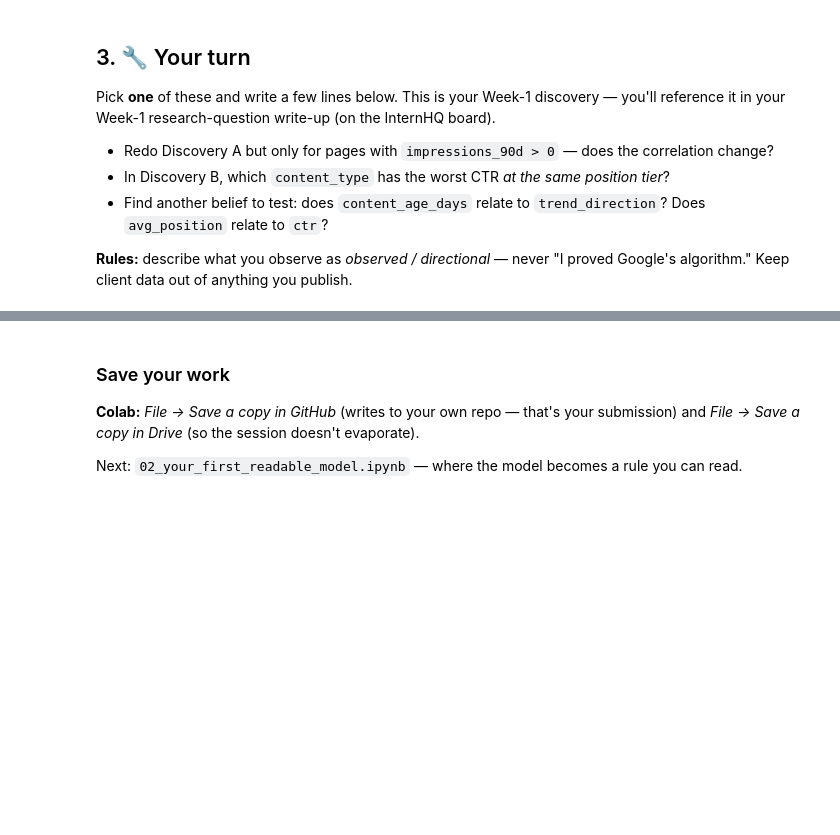
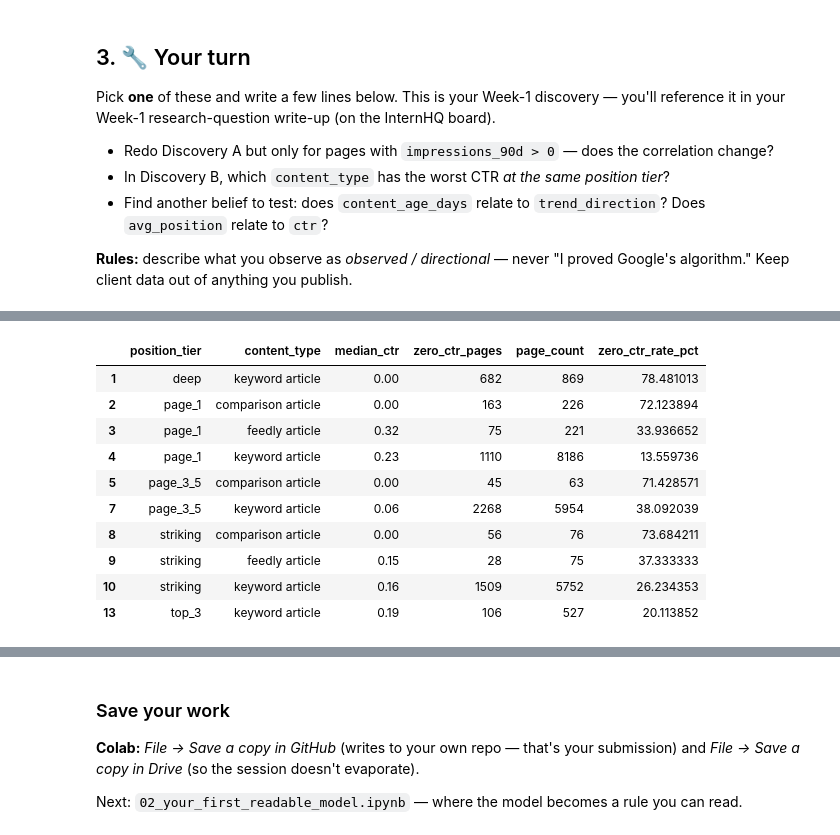
Before and after one commit to NourhanFarag/nourhan-flyrank-ml-internship, a Jupyter notebook: notebooks/01_first_look_and_discovery.ipynb, the cells around one changed output, grey strips where cells are left out. Cells and saved outputs as stored; diff of their text form; code cells hidden in the pictures; blank space fills up the shorter version.

```diff
--- a/notebooks/01_first_look_and_discovery.ipynb
+++ b/notebooks/01_first_look_and_discovery.ipynb
@@ -101,0 +257,57 @@ Pick **one** of these and write a few lines below. This is your Week-1 discovery
+# %%
+# Supporting question:
+# Within each position tier and content type,
+# what percentage of visible pages recorded zero CTR?
+
+# Create a separate copy so the earlier analysis table stays unchanged.
+zero_ctr_data = analysis_data.copy()
+
+# Mark each page as True when its CTR is exactly zero.
+# True behaves like 1 and False behaves like 0 during aggregation.
+zero_ctr_data["is_zero_ctr"] = zero_ctr_data["ctr"].eq(0)
+
+# Calculate summary statistics for each position-tier/content-type group.
+zero_ctr_summary = (
+    zero_ctr_data
+    .groupby(
+        ["position_tier", "content_type"],
+        observed=True
+    )
+    .agg(
+        median_ctr=("ctr", "median"),
+        zero_ctr_pages=("is_zero_ctr", "sum"),
+        page_count=("ctr", "size")
+    )
+    .reset_index()
+)
+
+# Convert the zero-page count into a percentage of the group.
+zero_ctr_summary["zero_ctr_rate_pct"] = (
+    zero_ctr_summary["zero_ctr_pages"]
+    / zero_ctr_summary["page_count"]
+    * 100
+)
+
+# Keep only groups containing at least 50 pages,
+# matching the reliability rule used in the earlier analysis.
+reliable_zero_ctr_groups = zero_ctr_summary[
+    zero_ctr_summary["page_count"] >= 50
+].copy()
+
+# Preview the groups, with the highest zero-CTR rate first inside each tier.
+reliable_zero_ctr_groups.sort_values(
+    ["position_tier", "zero_ctr_rate_pct"],
+    ascending=[True, False]
+).head(20)
+# %% [output]
+|  | position_tier | content_type | median_ctr | zero_ctr_pages | page_count | zero_ctr_rate_pct |
+| 1 | deep | keyword article | 0.00 | 682 | 869 | 78.481013 |
+| 2 | page_1 | comparison article | 0.00 | 163 | 226 | 72.123894 |
+| 3 | page_1 | feedly article | 0.32 | 75 | 221 | 33.936652 |
+| 4 | page_1 | keyword article | 0.23 | 1110 | 8186 | 13.559736 |
+| 5 | page_3_5 | comparison article | 0.00 | 45 | 63 | 71.428571 |
+| 7 | page_3_5 | keyword article | 0.06 | 2268 | 5954 | 38.092039 |
+| 8 | striking | comparison article | 0.00 | 56 | 76 | 73.684211 |
+| 9 | striking | feedly article | 0.15 | 28 | 75 | 37.333333 |
+| 10 | striking | keyword article | 0.16 | 1509 | 5752 | 26.234353 |
+| 13 | top_3 | keyword article | 0.19 | 106 | 527 | 20.113852 |
```
Also changed, not shown: parts of 14 cells of this notebook.
